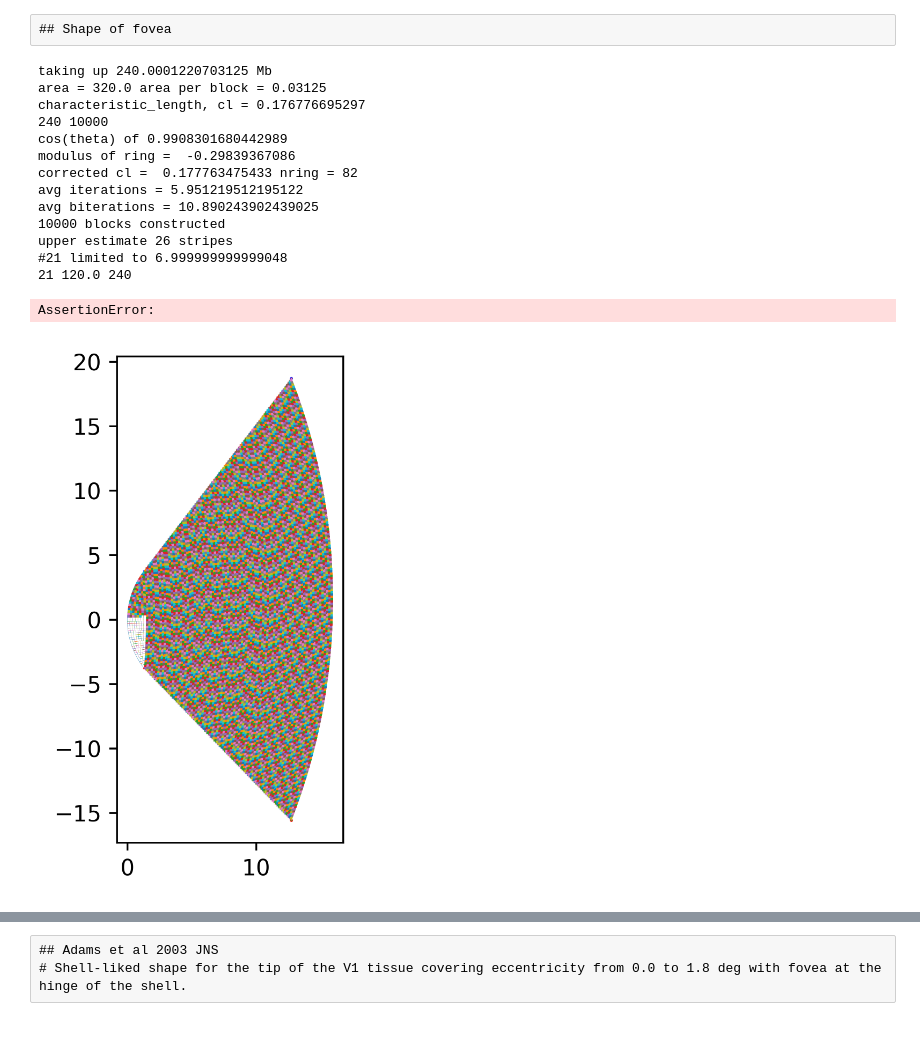
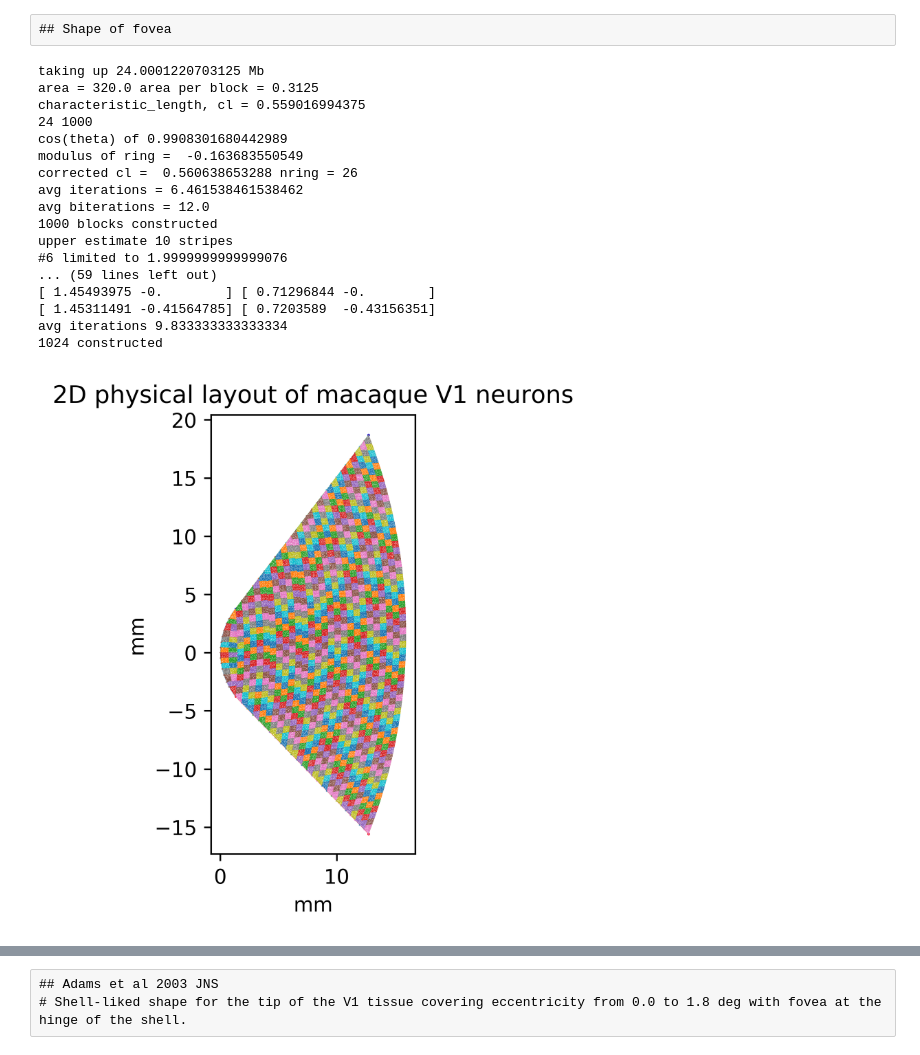
Before and after one commit to g13/patchV1, a Jupyter notebook: macro_parameters.ipynb, the cells around one changed output, grey strips where cells are left out. Drawn from its saved outputs; the diff is of its cells as text; code cells hidden in the pictures.

```diff
--- a/macro_parameters.ipynb
+++ b/macro_parameters.ipynb
@@ -39,7 +42,25 @@ print(n_L4Cbeta, n_L23)
 from macaque_fovea import *
 # %%
 nblock = 1024
-neuron_per_block = 128
+neuron_per_block = 1024
 seed = 34576823
-pos = construct_macaque_fovea(area_CMF, nblock, neuron_per_block, seed)
-pos.tofile('1-80th_macaque_fovea_v1_3d_pos.bin')
+pos, fig = construct_macaque_fovea(area, nblock, neuron_per_block, seed, use_sobol3d=True) #sobol3d is cpu-implemented, slow
+# %% [output]
+taking up 24.0001220703125 Mb
+area = 320.0 area per block = 0.3125
+characteristic_length, cl = 0.559016994375
+24 1000
+cos(theta) of 0.9908301680442989
+modulus of ring =  -0.163683550549
+corrected cl =  0.560638653288 nring = 26
+avg iterations = 6.461538461538462
+avg biterations = 12.0
+1000 blocks constructed
+upper estimate 10 stripes
+#6 limited to 1.9999999999999076
+... (59 lines left out)
+[ 1.45493975 -0.        ] [ 0.71296844 -0.        ]
+[ 1.45311491 -0.41564785] [ 0.7203589  -0.43156351]
+avg iterations 9.833333333333334
+1024 constructed
+[figure, added]
@@ -47,21 +72,3 @@ pos.tofile('1-80th_macaque_fovea_v1_3d_pos.bin')
 nblock = 10240
 neuron_per_block = 1024
 seed = 34576823
-pos = construct_macaque_fovea(area, nblock, neuron_per_block, seed)
-pos.tofile('full_macaque_fovea_v1_3d_pos.bin')
-# %% [output]
-taking up 240.0001220703125 Mb
-area = 320.0 area per block = 0.03125
-characteristic_length, cl = 0.176776695297
-240 10000
-cos(theta) of 0.9908301680442989
-modulus of ring =  -0.29839367086
-corrected cl =  0.177763475433 nring = 82
-avg iterations = 5.951219512195122
-avg biterations = 10.890243902439025
-10000 blocks constructed
-upper estimate 26 stripes
-#21 limited to 6.999999999999048
-21 120.0 240
-AssertionError:
-[figure, removed]
```
Also changed, not shown: parts of 15 cells of this notebook, 18 other files.
